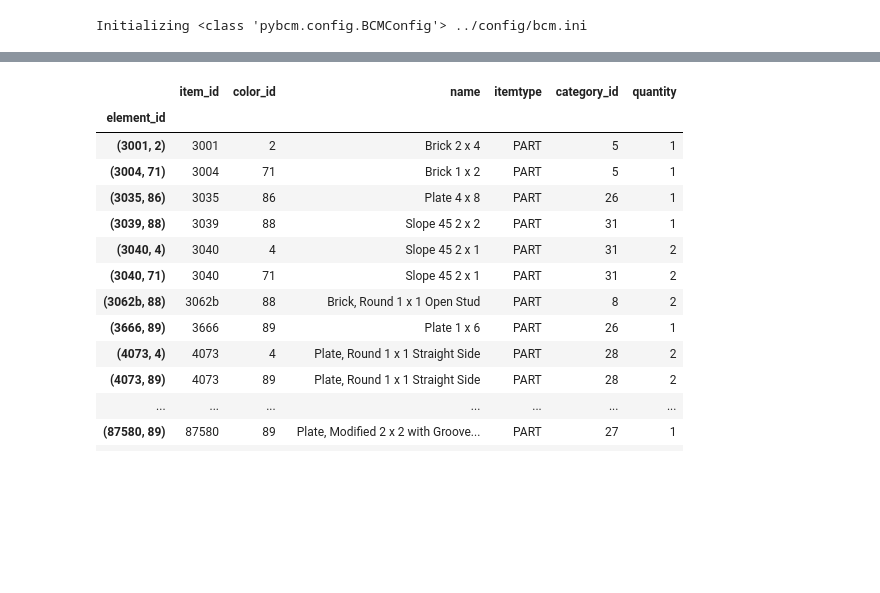
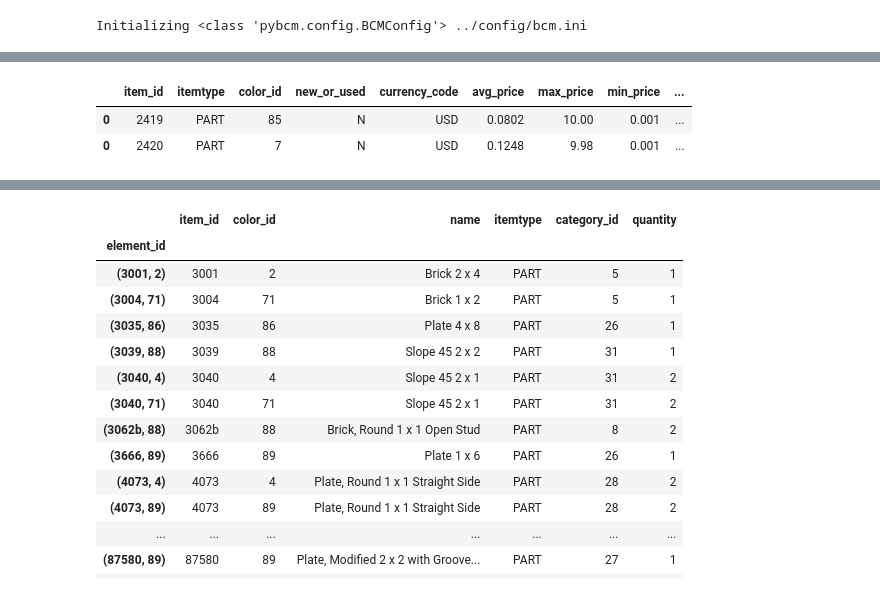
Before and after one commit to Geekly/pybcm, a Jupyter notebook: notebooks/tryPybcm.ipynb, the cells around one changed output, grey strips where cells are left out. Saved outputs shown, nothing was run; the diff lists cells and outputs as text; code cells hidden in the pictures; blank space fills up the shorter version.

```diff
--- a/notebooks/tryPybcm.ipynb
+++ b/notebooks/tryPybcm.ipynb
@@ -31 +84,10 @@ from pybcm.legoutils import legoColors
+# %%
+l1 = bd.get_part_price_summary('2419', '85', new_or_used='N', guide_type='stock')
+l2 = bd.get_part_price_summary('2420', '7', new_or_used='N', guide_type='stock')
+# %%
+pd.concat([pd.DataFrame(), l1, l2], axis=0)
+# %% [output]
+|  | item_id | itemtype | color_id | new_or_used | currency_code | avg_price | max_price | min_price | ... |
+| 0 | 2419 | PART | 85 | N | USD | 0.0802 | 10.00 | 0.001 | ... |
+| 0 | 2420 | PART | 7 | N | USD | 0.1248 | 9.98 | 0.001 | ... |
 # %%
```
Also changed, not shown: parts of 30 cells of this notebook, 18 other files.
